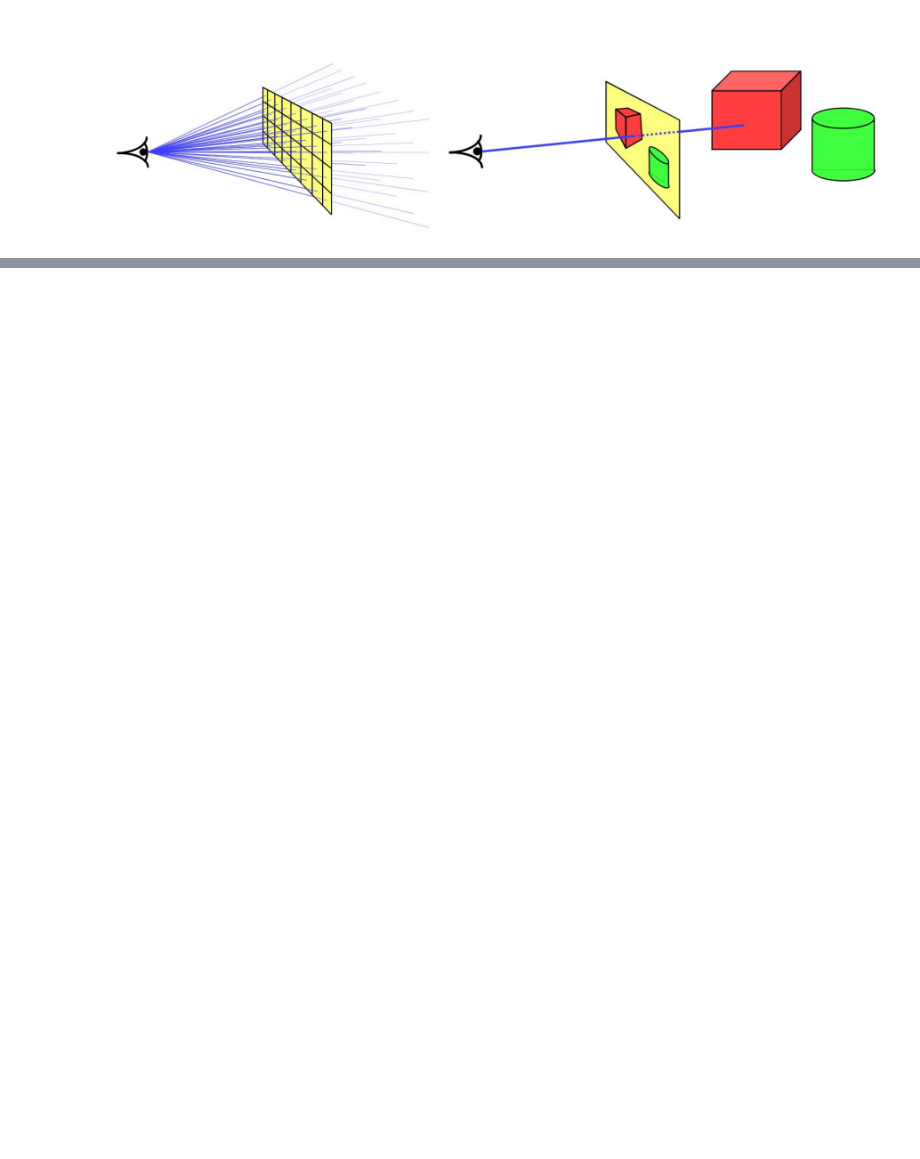
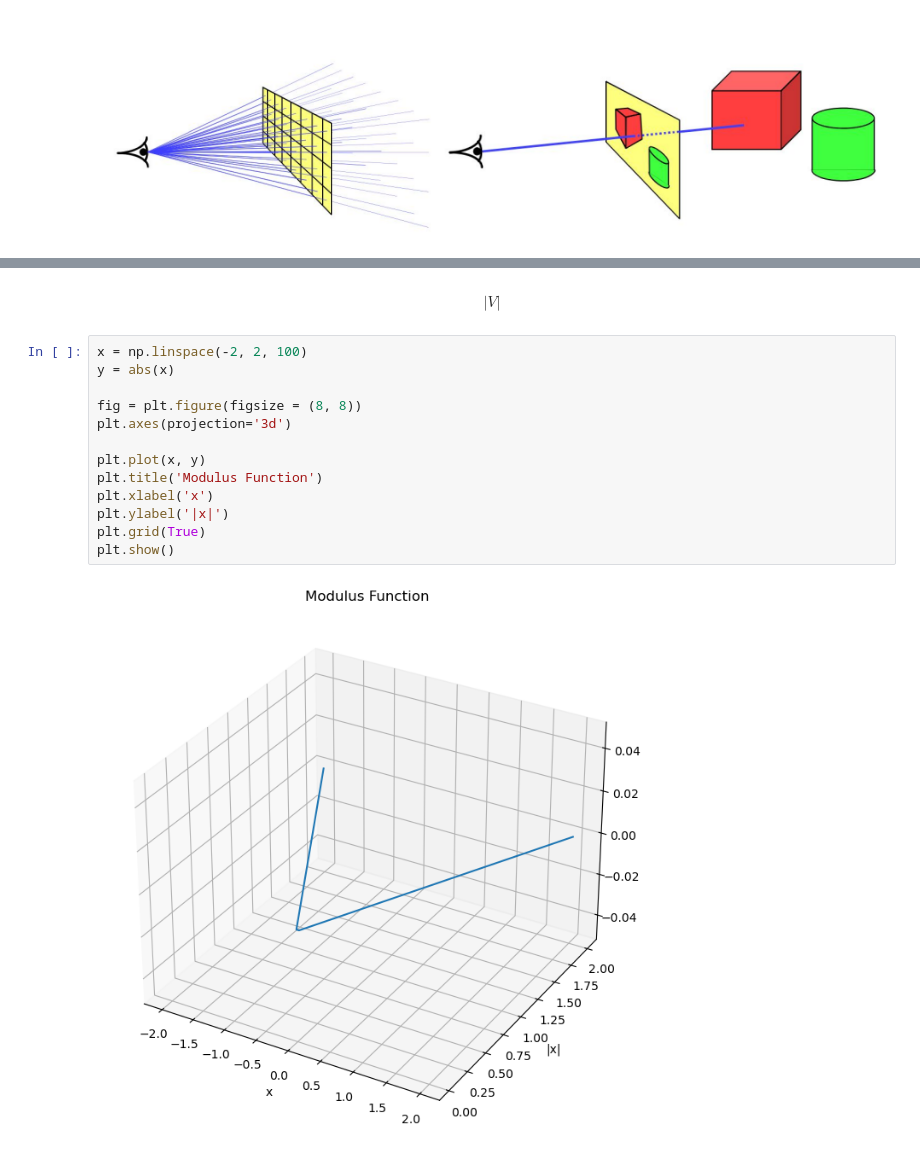
Before and after one commit to nikolayzhechev/Ray-Tracing-Algorithm-and-Ray-Tracer, a Jupyter notebook: Notes.ipynb, the cells around one changed output, grey strips where cells are left out. Cells and saved outputs as stored; diff of their text form; blank space fills up the shorter version.

```diff
--- a/Notes.ipynb
+++ b/Notes.ipynb
@@ -90,0 +180,17 @@ Set the screen plane pixel to the nearest recorded color.
+# %% [markdown]
+$$ |V| $$
+# %%
+x = np.linspace(-2, 2, 100)
+y = abs(x)
+
+fig = plt.figure(figsize = (8, 8))
+plt.axes(projection='3d')
+
+plt.plot(x, y)
+plt.title('Modulus Function')
+plt.xlabel('x')
+plt.ylabel('|x|')
+plt.grid(True)
+plt.show()
+# %% [output]
+[figure, added]
```
Also changed, not shown: parts of 14 cells of this notebook.
